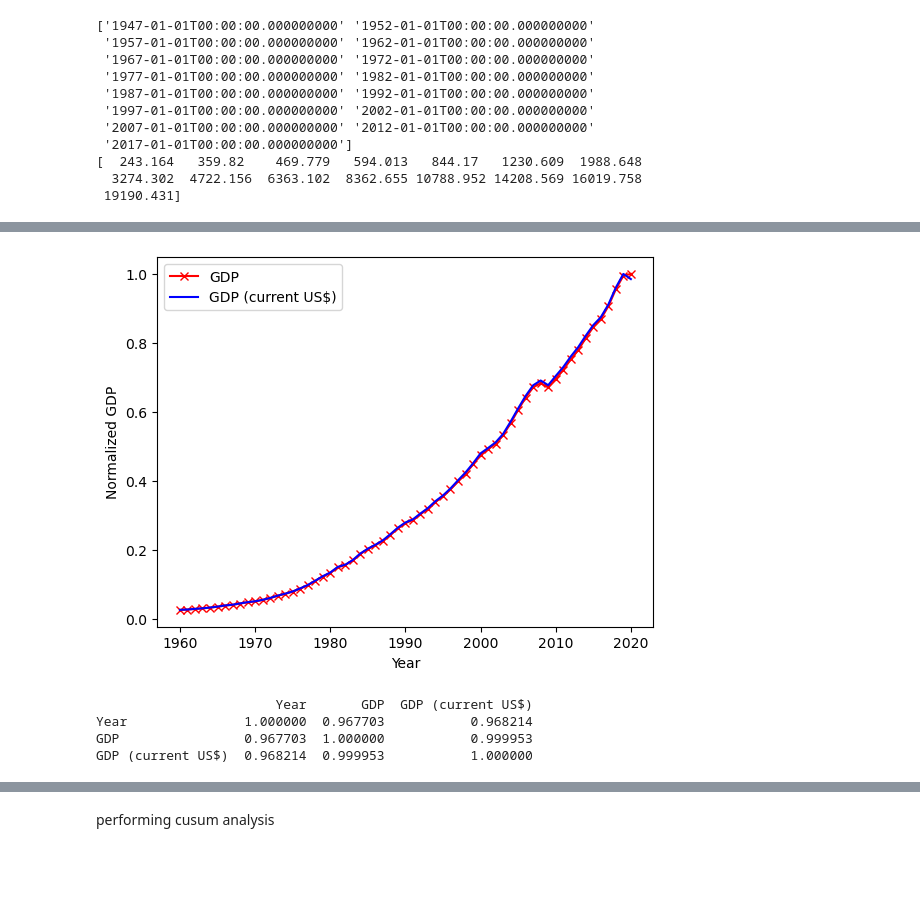
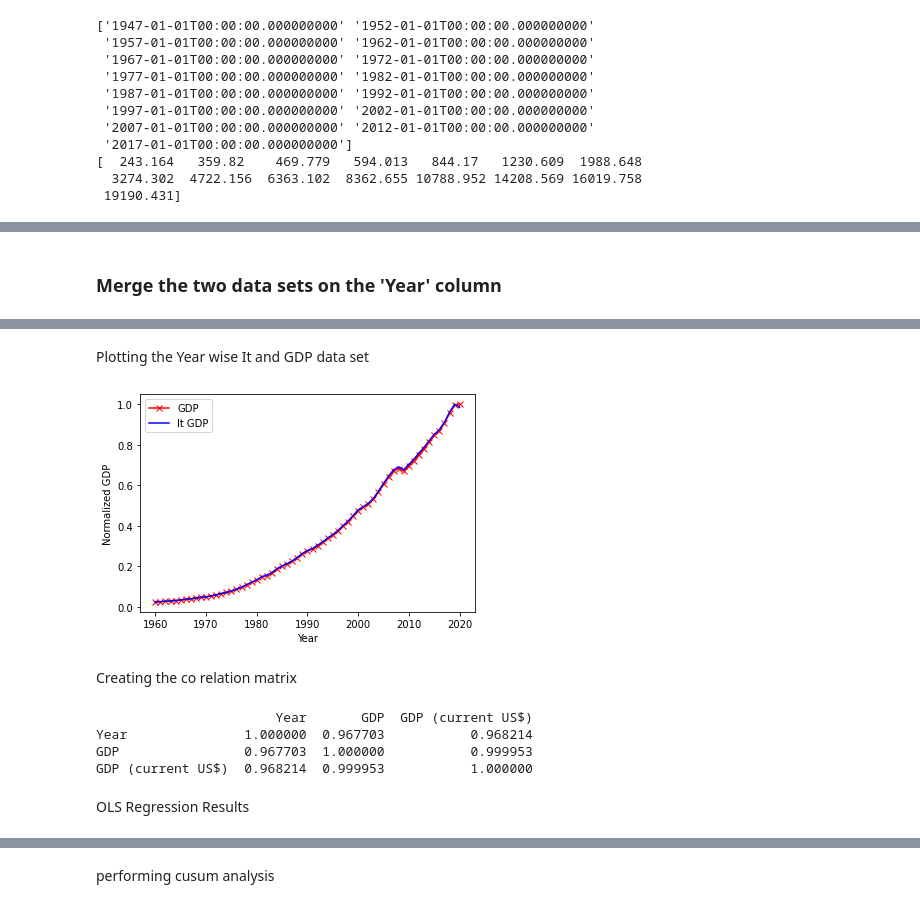
Before and after one commit to NShravanReddy/Gdp, a Jupyter notebook: gdp (1).ipynb, the cells around one changed output, grey strips where cells are left out. Saved outputs shown, nothing was run; the diff lists cells and outputs as text; code cells hidden in the pictures; blank space fills up the shorter version.

```diff
--- a/gdp (1).ipynb
+++ b/gdp (1).ipynb
@@ -10,6 +18,6 @@ from statsmodels.tsa.api import VAR
 # %%
-# Reading the gdp data sets
-df=pd.read_csv("C:\\Users\\nshra\\GDP.csv")
+
+df=pd.read_csv('/content/GDP.csv')
 df
 # %% [output]
 |  | DATE | GDP |
@@ -96,6 +116,6 @@ plt.show()
 # %%
-# load the "it" data set
-it=pd.read_csv("C:\\Users\\nshra\\it.csv")
+
+it=pd.read_csv("/content/it.csv")
 it
 # %% [output]
 |  | Country Name | Country Code | Indicator Name | Indicator Code | 1960 | 1961 | 1962 | 1963 | ... |
@@ -265,4 +273,6 @@ ADF Statistic:  1.340875321780045
 p-value:  0.9968282747181577
+# %% [markdown]
+### Merge the two data sets on the 'Year' column
 # %%
 gdp_data = gdp_data.rename(columns={'year': 'Year'})
 
@@ -289,15 +299,19 @@ print(merged_data)
 # %%
 merged_data['GDP'] = merged_data['GDP'] / merged_data['GDP'].max()
 merged_data['GDP (current US$)'] = merged_data['GDP (current US$)'] / merged_data['GDP (current US$)'].max()
+# %% [markdown]
+Plotting the Year wise It and GDP data set
 # %%
 plt.plot(merged_data['Year'], merged_data['GDP'], label='GDP',c='r',marker='x')
-plt.plot(merged_data['Year'], merged_data['GDP (current US$)'], label='GDP (current US$)',c='b')
+plt.plot(merged_data['Year'], merged_data['GDP (current US$)'], label='It GDP',c='b')
 plt.xlabel('Year')
 plt.ylabel('Normalized GDP')
 plt.legend()
 plt.show()
 # %% [output]
-[figure, old version]
+[figure, new version]
+# %% [markdown]
+Creating the co relation matrix
 # %%
 corr_matrix = merged_data.corr()
 print(corr_matrix)
@@ -306,6 +320,8 @@ print(corr_matrix)
 Year               1.000000  0.967703           0.968214
 GDP                0.967703  1.000000           0.999953
 GDP (current US$)  0.968214  0.999953           1.000000
+# %% [markdown]
+OLS Regression Results
 # %%
 import statsmodels.formula.api as smf
 merged_data.rename(columns={'GDP (current US$)': 'GDP_current_us'}, inplace=True)
```
Also changed, not shown: parts of 35 cells of this notebook.
